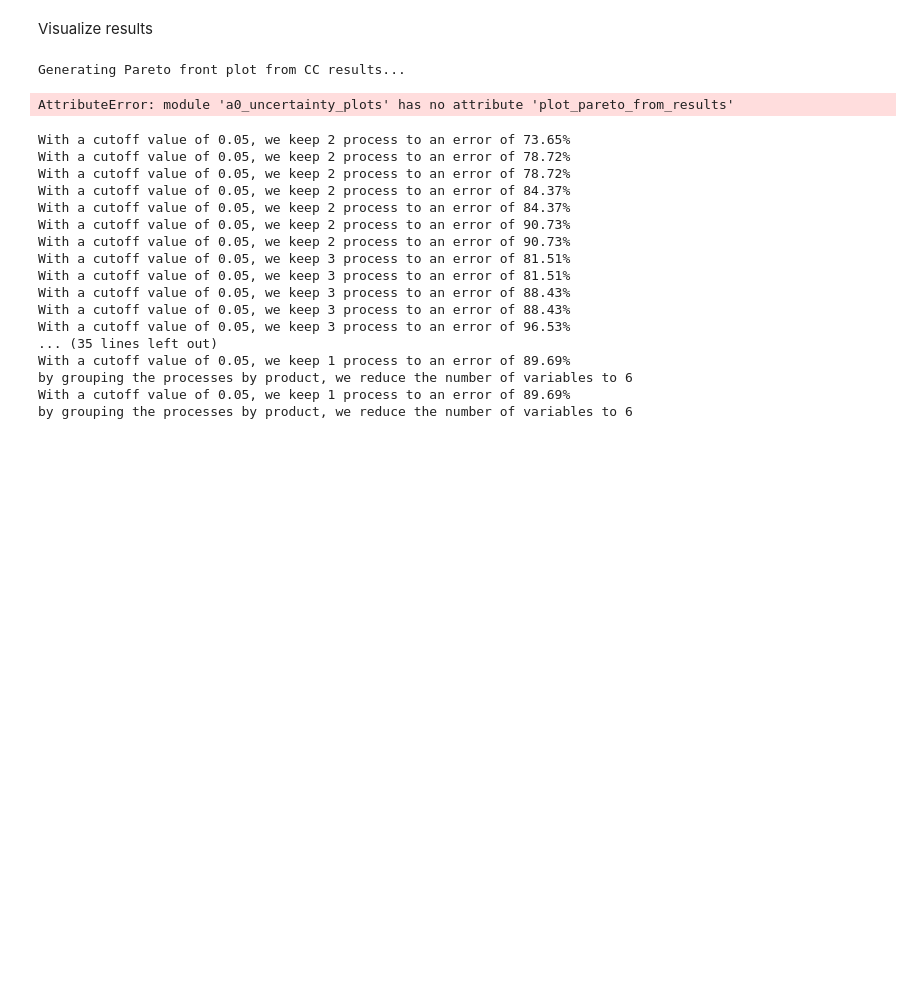
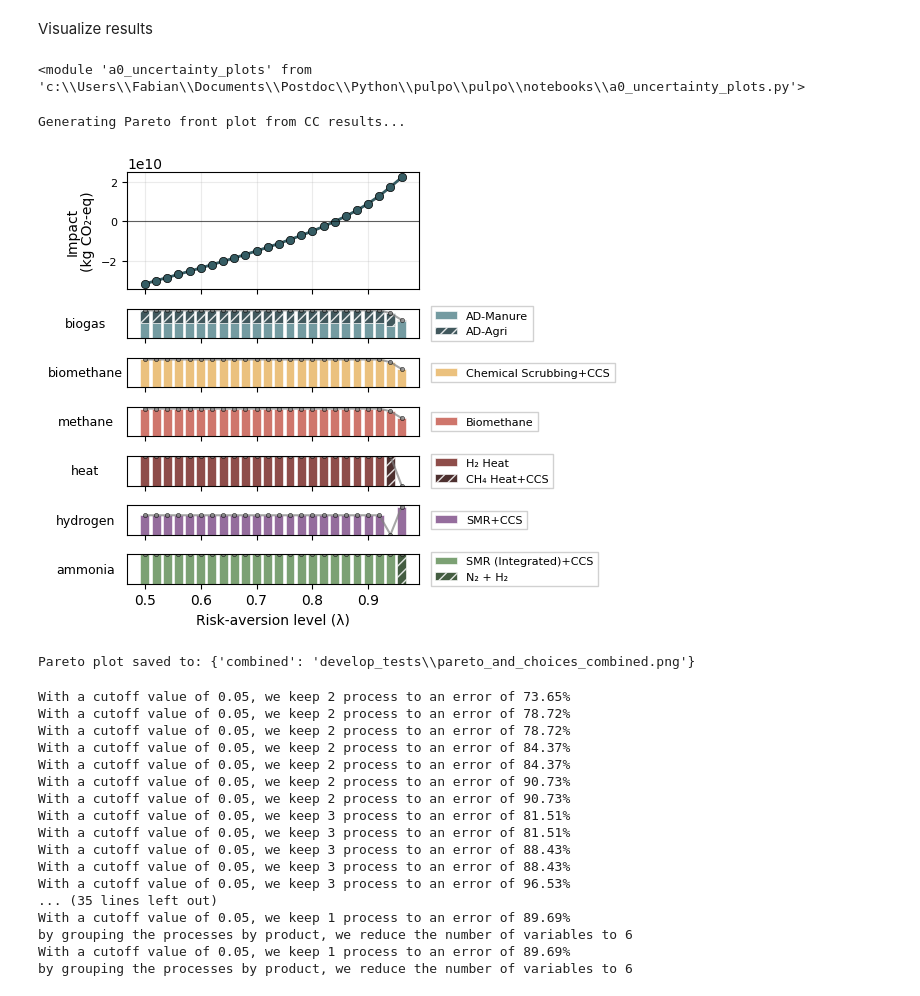
Before and after one commit to flechtenberg/pulpo, a Jupyter notebook: notebooks/01_uncertainty_case copy.ipynb, the cells around one changed output. Drawn from its saved outputs; the diff is of its cells as text; code cells hidden in the pictures; blank space fills up the shorter version.

Commit message:
improved Pareto

```diff
--- a/notebooks/01_uncertainty_case copy.ipynb
+++ b/notebooks/01_uncertainty_case copy.ipynb
@@ -370,14 +366,48 @@ Optimization problem solved using gurobi
 status=ok, termination=optimal
 # %% [markdown]
 Visualize results
+# %%
+# Define abbreviations for legend entries visible in the plot
+abbreviations = {
+    # Biogas technologies
+    "anaerobic digestion of animal manure | biogas | RER": "AD-Manure",
+    "anaerobic digestion of agricultural residues | biogas | RER": "AD-Agri",
+
+    # Biomethane upgrading
+    "upgrading chemical scrubbing (CCS) | biomethane, 24 bar | RER": "Chemical Scrubbing+CCS",
+
+    # Methane sources
+    "market for biomethane | biomethane, 24 bar | RER": "Biomethane",
+
+    # Heat sources
+    "heat from hydrogen | heat | RER": "H₂ Heat",
+    "heat from methane (CCS) | heat | RER": "CH₄ Heat+CCS",
+
+    # Hydrogen production
+    "steam methane reforming (CCS) | hydrogen | RER": "SMR+CCS",
+
+    # Ammonia production
+    "steam reforming, integrated (CCS) | ammonia | RER": "SMR (Integrated)+CCS",
+    "nitrogen + hydrogen | ammonia | RER": "N₂ + H₂"
+}
+# %%
+importlib.reload(unc_plots)
+# %% [output]
+<module 'a0_uncertainty_plots' from 'c:\\Users\\Fabian\\Documents\\Postdoc\\Python\\pulpo\\pulpo\\notebooks\\a0_uncertainty_plots.py'>
 # %%
 # Plot Pareto / CC results from results_CC
 print('Generating Pareto front plot from CC results...')
-plot_path = unc_plots.plot_pareto_from_results(results_CC_it0['results_CC'], results_dir=DIRECTORY, lambda_range=(0.5,0.98))
+plot_path = unc_plots.plot_pareto_from_results(
+    results_CC_it0,
+    results_dir=DIRECTORY,
+    lambda_range=(0.5,0.98),
+    legend_abbreviations=abbreviations
+)
 print(f'Pareto plot saved to: {plot_path}')
 # %% [output]
 Generating Pareto front plot from CC results...
+[figure, added]
-AttributeError: module 'a0_uncertainty_plots' has no attribute 'plot_pareto_from_results'
+Pareto plot saved to: {'combined': 'develop_tests\\pareto_and_choices_combined.png'}
 # %%
 # "Old" internal visualization code
 plots.plot_pareto_front(
```
Also changed, not shown: parts of 1 cell of this notebook, 1 other file.
